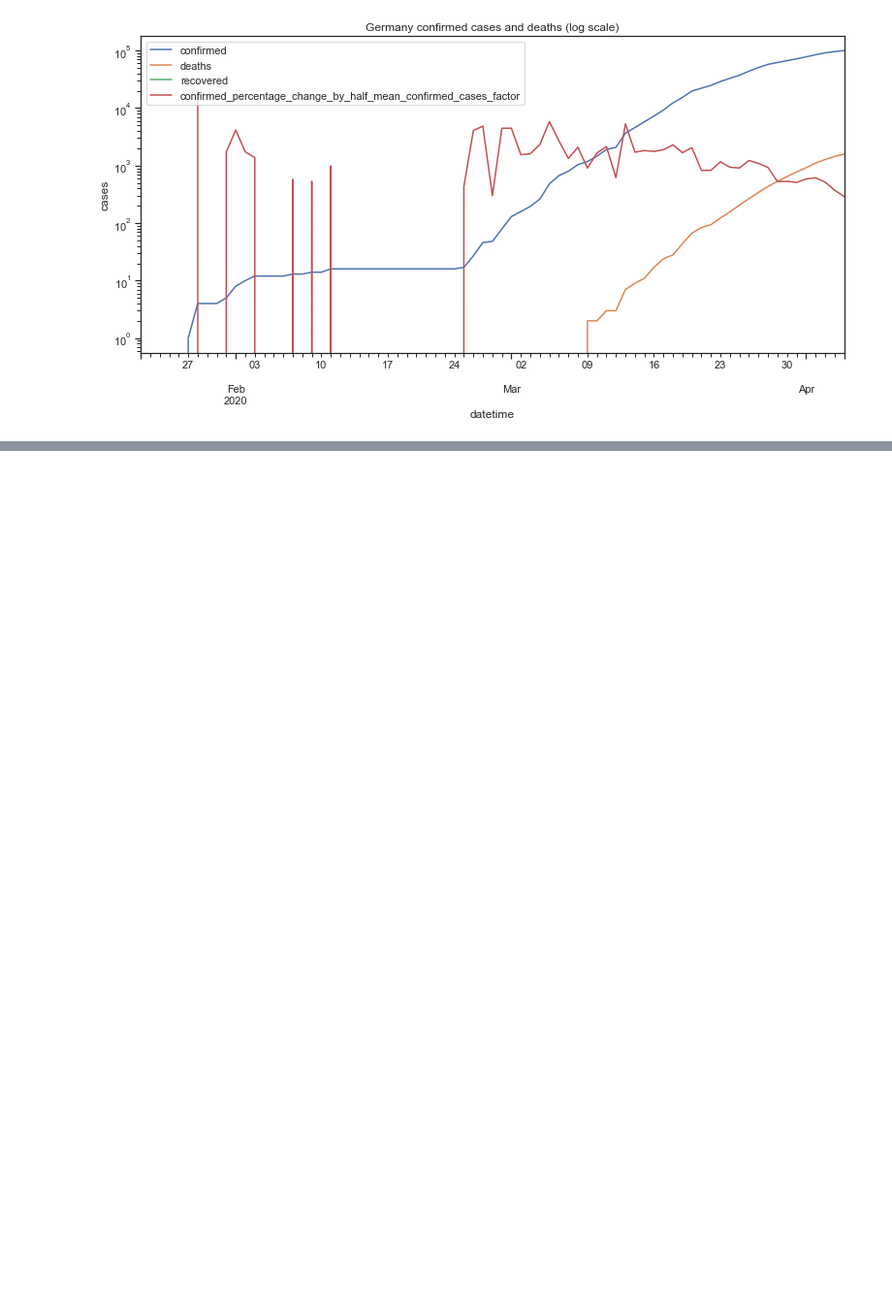
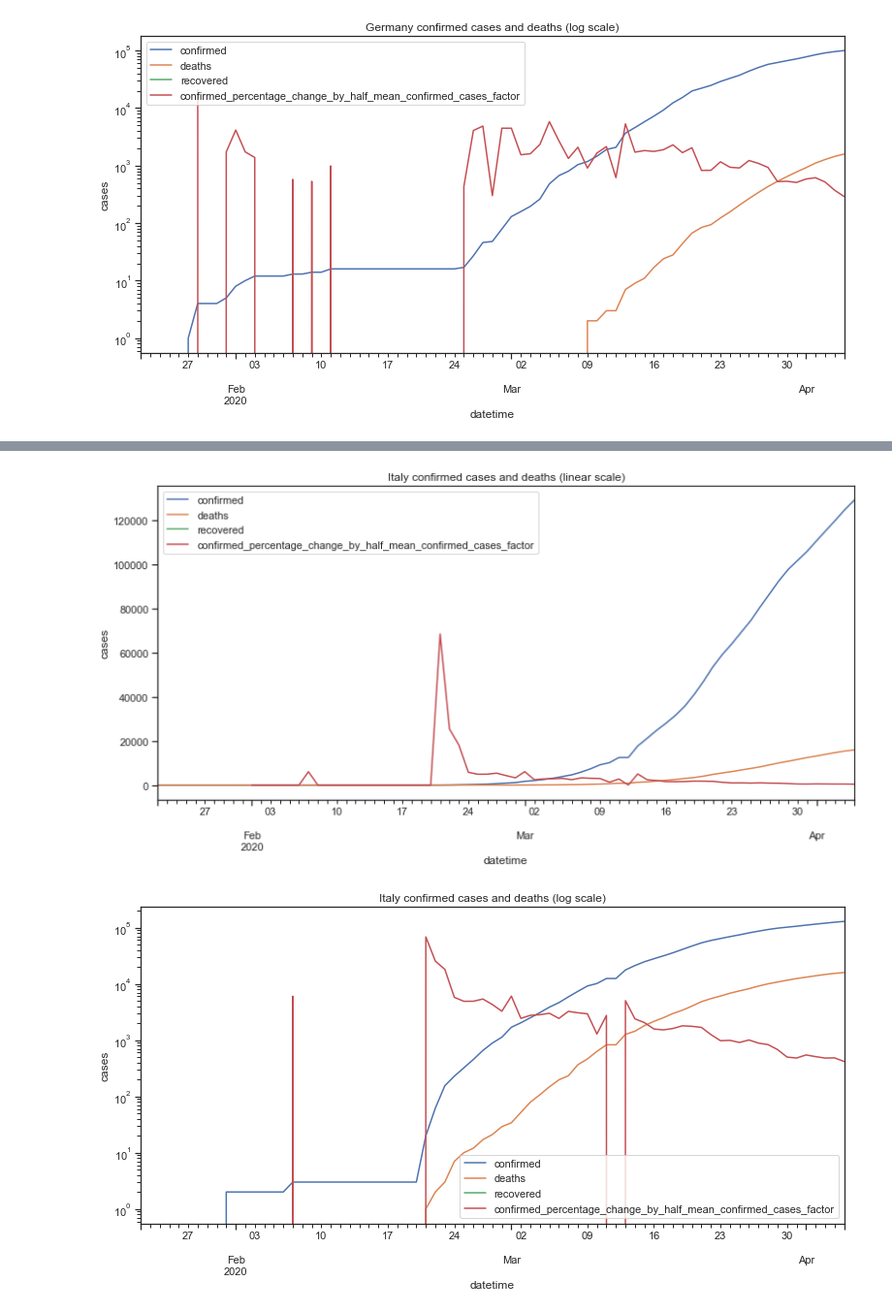
Before and after one commit to wdbm/COVID-19, a Jupyter notebook: COVID-19_a9fca423.ipynb, the cells around one changed output, grey strips where cells are left out. Shown: that part at 97% size. Cells and saved outputs as stored; diff of their text form; code cells hidden in the pictures; blank space fills up the shorter version.

```diff
--- a/COVID-19_a9fca423.ipynb
+++ b/COVID-19_a9fca423.ipynb
@@ -286,0 +289,24 @@ location.plot(title=location_name+' confirmed cases and deaths (log scale)', log
+# %%
+location_name = 'Italy'
+location = df.query('country == @location_name')
+location = location['timelines'].values[0] # dictionary
+
+confirmed = pd.DataFrame(list(location['confirmed']['timeline'].items()), columns=['datetime', 'confirmed'])
+deaths    = pd.DataFrame(list(location['deaths']['timeline'].items()),    columns=['datetime', 'deaths'])
+recovered = pd.DataFrame(list(location['recovered']['timeline'].items()), columns=['datetime', 'recovered'])
+
+confirmed.index = pd.to_datetime(confirmed['datetime']); del confirmed['datetime']
+deaths.index    = pd.to_datetime(deaths['datetime'])   ; del deaths['datetime']
+recovered.index = pd.to_datetime(recovered['datetime']); del recovered['datetime']
+
+# merge
+location = confirmed
+location['deaths']       = deaths['deaths']
+location['recovered']    = recovered['recovered']
+locations[location_name] = location
+
+# visual estimate of change in new cases
+half_mean_of_confirmed_cases = location['confirmed'].mean()/2
+location['confirmed_percentage_change_by_half_mean_confirmed_cases_factor'] = half_mean_of_confirmed_cases*location['confirmed'].pct_change()
+
+location.tail()
@@ -286,0 +321,6 @@ location.plot(title=location_name+' confirmed cases and deaths (log scale)', log
+# %%
+location.plot(title=location_name+' confirmed cases and deaths (linear scale)'); plt.ylabel('cases');
+location.plot(title=location_name+' confirmed cases and deaths (log scale)', logy=True); plt.ylabel('cases');
+# %% [output]
+[figure, added]
+[figure, added]
```
Also changed, not shown: parts of 11 cells of this notebook.
